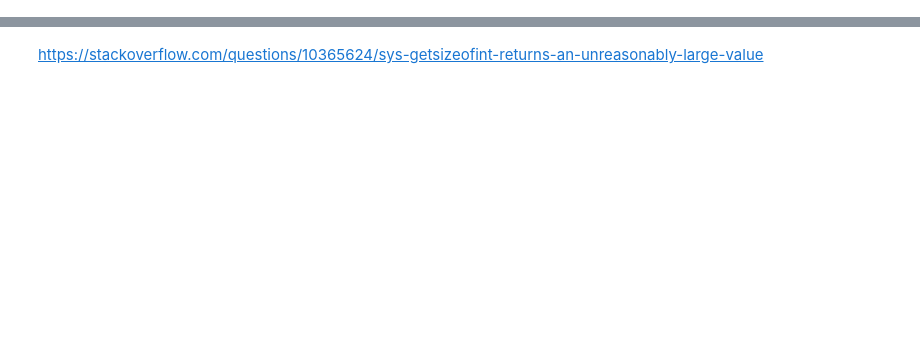
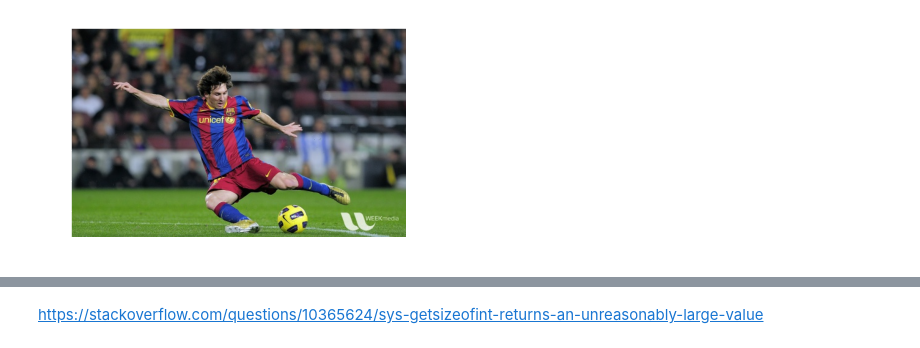
Before and after one commit to phunc20/python, a Jupyter notebook: cv2/bitwise/cv2_bitwise.ipynb, the cells around one changed output, grey strips where cells are left out. Drawn from its saved outputs; the diff is of its cells as text; code cells hidden in the pictures; blank space fills up the shorter version.

```diff
--- a/cv2/bitwise/cv2_bitwise.ipynb
+++ b/cv2/bitwise/cv2_bitwise.ipynb
@@ -2,3 +2,5 @@
 import cv2
 import matplotlib.pyplot as plt
 import numpy as np
+
+plt.style.use("dark_background")
@@ -4,0 +27,9 @@ import numpy as np
+# %%
+messi_path = "../images/messi.jpg"
+orig_logo_path = "../images/opencv_logo.png"
+messi = cv2.imread(messi_path)
+h_messi, w_messi, _ = messi.shape
+# %%
+plt.imshow(messi[...,::-1]);
+# %% [output]
+[figure, added]
```
Also changed, not shown: parts of 44 cells of this notebook, 4 other files.
